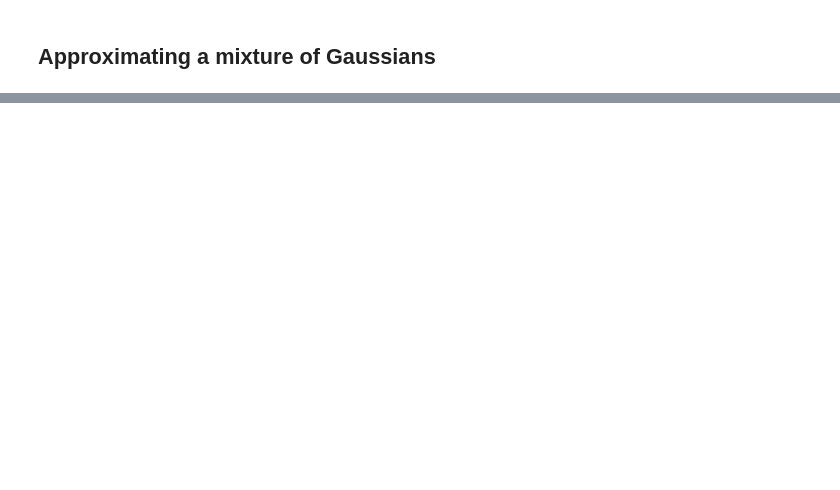
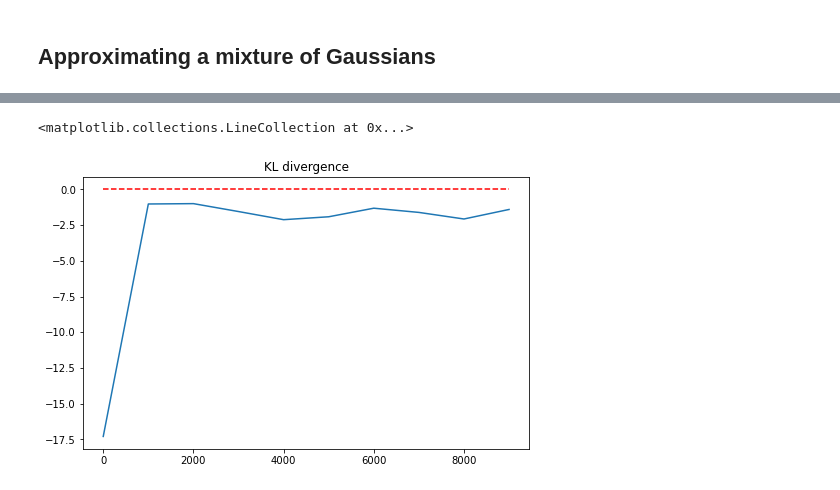
Before and after one commit to nkotelevskii/vi_mcmc_workaround, a Jupyter notebook: notebooks/simple_VI_with_GMM.ipynb, the cells around one changed output, grey strips where cells are left out. Drawn from its saved outputs; the diff is of its cells as text; code cells hidden in the pictures; blank space fills up the shorter version.

```diff
--- a/notebooks/simple_VI_with_GMM.ipynb
+++ b/notebooks/simple_VI_with_GMM.ipynb
@@ -300,0 +308,9 @@ plt.legend();
+# %%
+KL_values = np.array(KL_values)
+plt.figure(figsize=(8, 5))
+plt.title('KL divergence')
+plt.plot(KL_values[:,0], KL_values[:,1])
+plt.hlines(0, KL_values[:,0][0], KL_values[:,0][-1], color='r', linestyles='--')
+# %% [output]
+<matplotlib.collections.LineCollection at 0x...>
+[figure, added]
```
Also changed, not shown: parts of 11 cells of this notebook.
